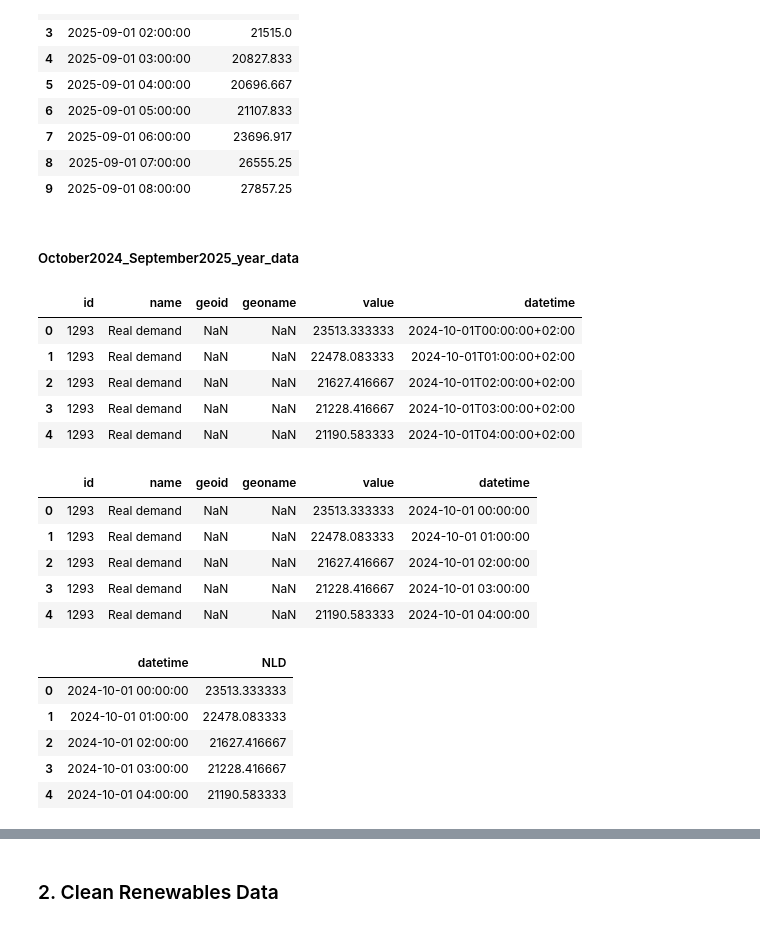
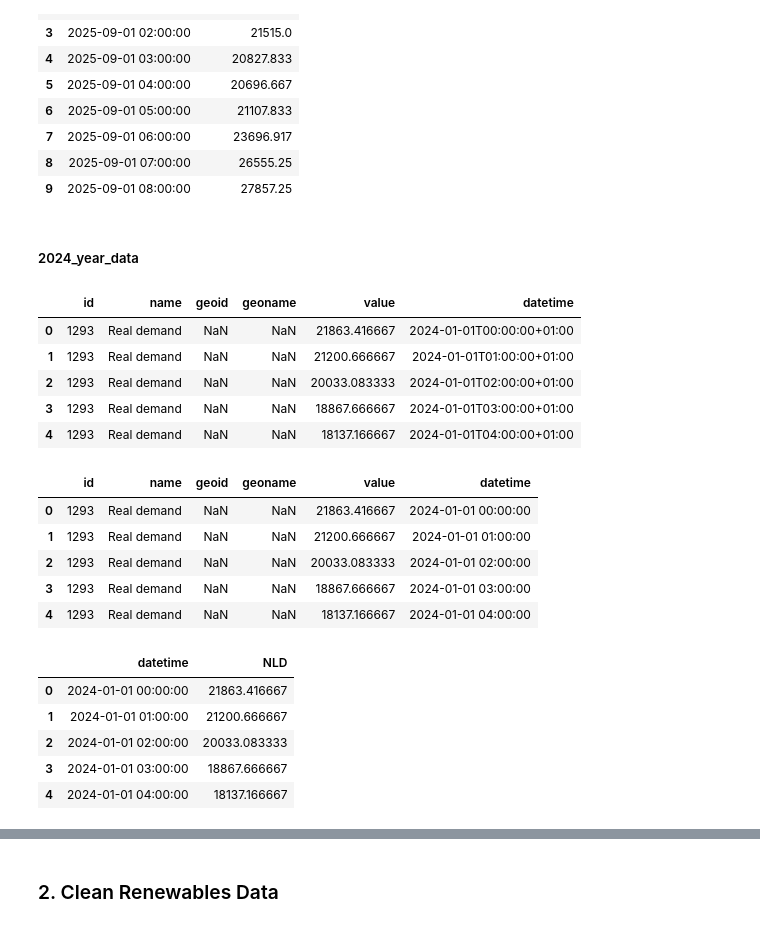
Before and after one commit to Yao10161016/electricity-market-dispatch-model-spain, a Jupyter notebook: calliope_model/model/input_data_tables/data_clean.ipynb, the cells around one changed output, grey strips where cells are left out. Saved outputs shown, nothing was run; the diff lists cells and outputs as text; code cells hidden in the pictures.

```diff
--- a/calliope_model/model/input_data_tables/data_clean.ipynb
+++ b/calliope_model/model/input_data_tables/data_clean.ipynb
@@ -50,18 +50,18 @@ real_demand.head(10)
 | 8 | 2025-09-01 07:00:00 | 26555.25 |
 | 9 | 2025-09-01 08:00:00 | 27857.25 |
 # %% [markdown]
-##### October2024_September2025_year_data
+##### 2024_year_data
 # %%
 # Load the files
-real_year = pd.read_csv("./RealDemand_2425.csv", sep=';')
+real_year = pd.read_csv("./RealDemand_2024.csv", sep=';')
 real_year.head()
 # %% [output]
 |  | id | name | geoid | geoname | value | datetime |
-| 0 | 1293 | Real demand | NaN | NaN | 23513.333333 | 2024-10-01T00:00:00+02:00 |
-| 1 | 1293 | Real demand | NaN | NaN | 22478.083333 | 2024-10-01T01:00:00+02:00 |
-| 2 | 1293 | Real demand | NaN | NaN | 21627.416667 | 2024-10-01T02:00:00+02:00 |
-| 3 | 1293 | Real demand | NaN | NaN | 21228.416667 | 2024-10-01T03:00:00+02:00 |
-| 4 | 1293 | Real demand | NaN | NaN | 21190.583333 | 2024-10-01T04:00:00+02:00 |
+| 0 | 1293 | Real demand | NaN | NaN | 21863.416667 | 2024-01-01T00:00:00+01:00 |
+| 1 | 1293 | Real demand | NaN | NaN | 21200.666667 | 2024-01-01T01:00:00+01:00 |
+| 2 | 1293 | Real demand | NaN | NaN | 20033.083333 | 2024-01-01T02:00:00+01:00 |
+| 3 | 1293 | Real demand | NaN | NaN | 18867.666667 | 2024-01-01T03:00:00+01:00 |
+| 4 | 1293 | Real demand | NaN | NaN | 18137.166667 | 2024-01-01T04:00:00+01:00 |
 # %%
 # Parse datetimes; handle timezone-aware strings by parsing with utc=True
 real_year["datetime"] = pd.to_datetime(real_year["datetime"], errors="coerce", utc=True)
@@ -69,18 +69,18 @@ real_year["datetime"] = real_year["datetime"].dt.tz_convert("Europe/Madrid").dt.
 real_year.head()
 # %% [output]
 |  | id | name | geoid | geoname | value | datetime |
-| 0 | 1293 | Real demand | NaN | NaN | 23513.333333 | 2024-10-01 00:00:00 |
-| 1 | 1293 | Real demand | NaN | NaN | 22478.083333 | 2024-10-01 01:00:00 |
-| 2 | 1293 | Real demand | NaN | NaN | 21627.416667 | 2024-10-01 02:00:00 |
-| 3 | 1293 | Real demand | NaN | NaN | 21228.416667 | 2024-10-01 03:00:00 |
-| 4 | 1293 | Real demand | NaN | NaN | 21190.583333 | 2024-10-01 04:00:00 |
+| 0 | 1293 | Real demand | NaN | NaN | 21863.416667 | 2024-01-01 00:00:00 |
+| 1 | 1293 | Real demand | NaN | NaN | 21200.666667 | 2024-01-01 01:00:00 |
+| 2 | 1293 | Real demand | NaN | NaN | 20033.083333 | 2024-01-01 02:00:00 |
+| 3 | 1293 | Real demand | NaN | NaN | 18867.666667 | 2024-01-01 03:00:00 |
+| 4 | 1293 | Real demand | NaN | NaN | 18137.166667 | 2024-01-01 04:00:00 |
 # %%
 real_year = real_year[["datetime", "value"]].rename(columns={"value": "NLD"})
 real_year.head()
 # %% [output]
 |  | datetime | NLD |
-| 0 | 2024-10-01 00:00:00 | 23513.333333 |
-| 1 | 2024-10-01 01:00:00 | 22478.083333 |
-| 2 | 2024-10-01 02:00:00 | 21627.416667 |
-| 3 | 2024-10-01 03:00:00 | 21228.416667 |
-| 4 | 2024-10-01 04:00:00 | 21190.583333 |
+| 0 | 2024-01-01 00:00:00 | 21863.416667 |
+| 1 | 2024-01-01 01:00:00 | 21200.666667 |
+| 2 | 2024-01-01 02:00:00 | 20033.083333 |
+| 3 | 2024-01-01 03:00:00 | 18867.666667 |
+| 4 | 2024-01-01 04:00:00 | 18137.166667 |
```
Also changed, not shown: parts of 27 cells of this notebook, 44 other files.
